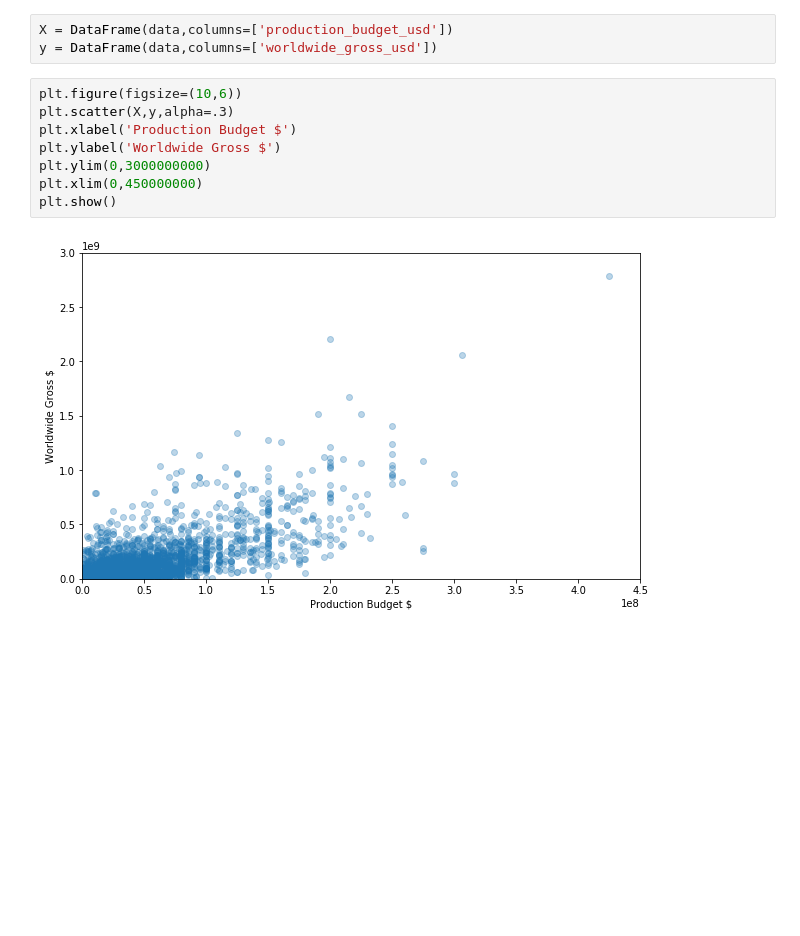
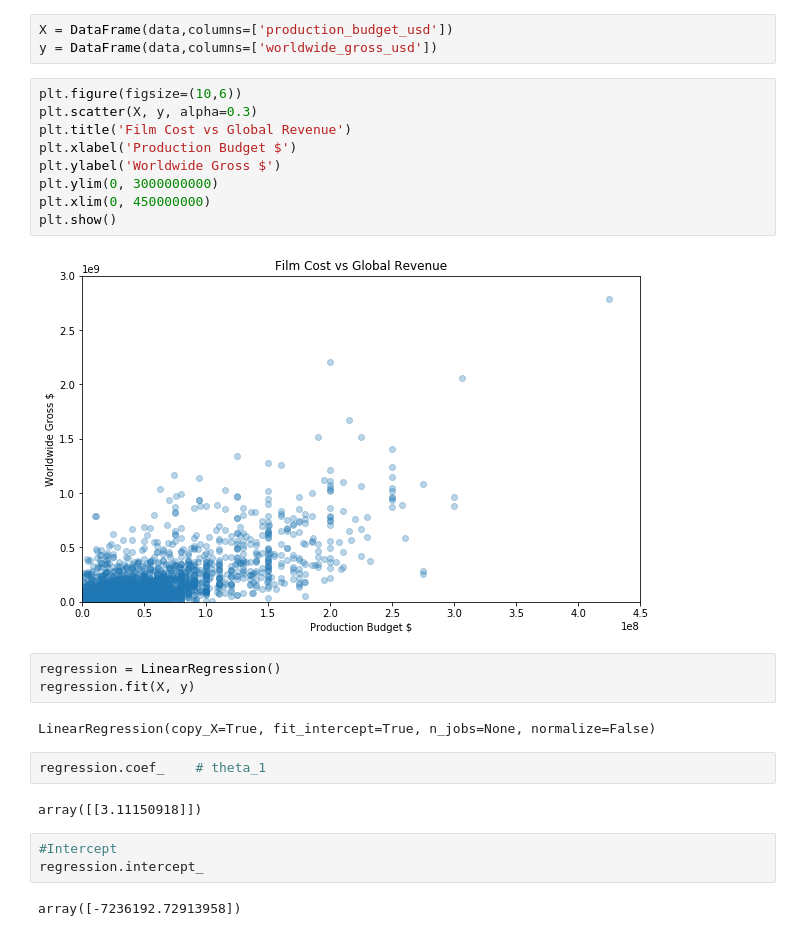
Before and after one commit to Anatoliymaster/-Data-Science-Machine-Learning-, a Jupyter notebook: Linear Regression.ipynb, the cells around one changed output. Cells and saved outputs as stored; diff of their text form; blank space fills up the shorter version.

```diff
--- a/Linear Regression.ipynb
+++ b/Linear Regression.ipynb
@@ -20,11 +22,26 @@ X = DataFrame(data,columns=['production_budget_usd'])
 y = DataFrame(data,columns=['worldwide_gross_usd'])
 # %%
 plt.figure(figsize=(10,6))
-plt.scatter(X,y,alpha=.3)
+plt.scatter(X, y, alpha=0.3)
+plt.title('Film Cost vs Global Revenue')
 plt.xlabel('Production Budget $')
 plt.ylabel('Worldwide Gross $')
-plt.ylim(0,3000000000)
-plt.xlim(0,450000000)
+plt.ylim(0, 3000000000)
+plt.xlim(0, 450000000)
 plt.show()
 # %% [output]
-[figure, old version]
+[figure, new version]
+# %%
+regression = LinearRegression()
+regression.fit(X, y)
+# %% [output]
+LinearRegression(copy_X=True, fit_intercept=True, n_jobs=None, normalize=False)
+# %%
+regression.coef_    # theta_1
+# %% [output]
+array([[3.11150918]])
+# %%
+#Intercept
+regression.intercept_
+# %% [output]
+array([-7236192.72913958])
```
Also changed, not shown: parts of 3 cells of this notebook.
